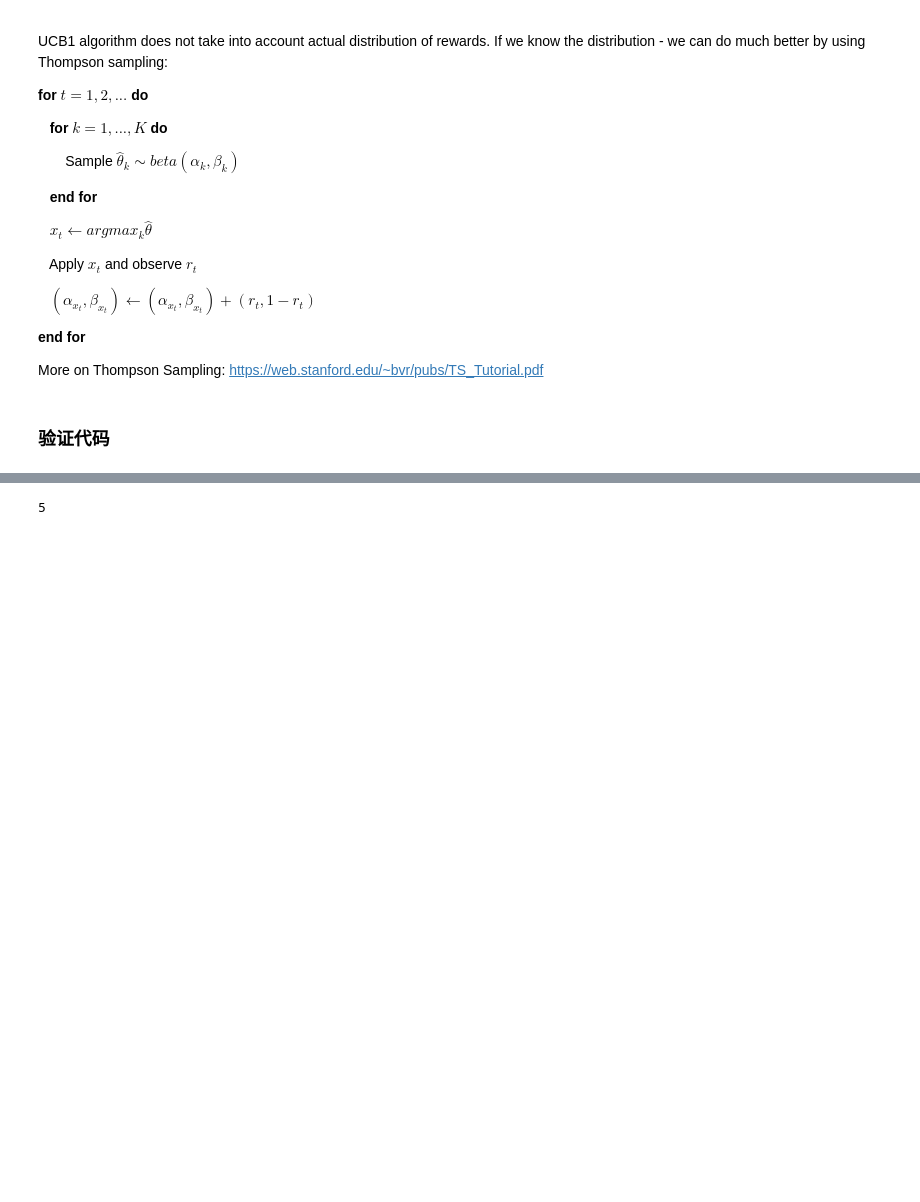
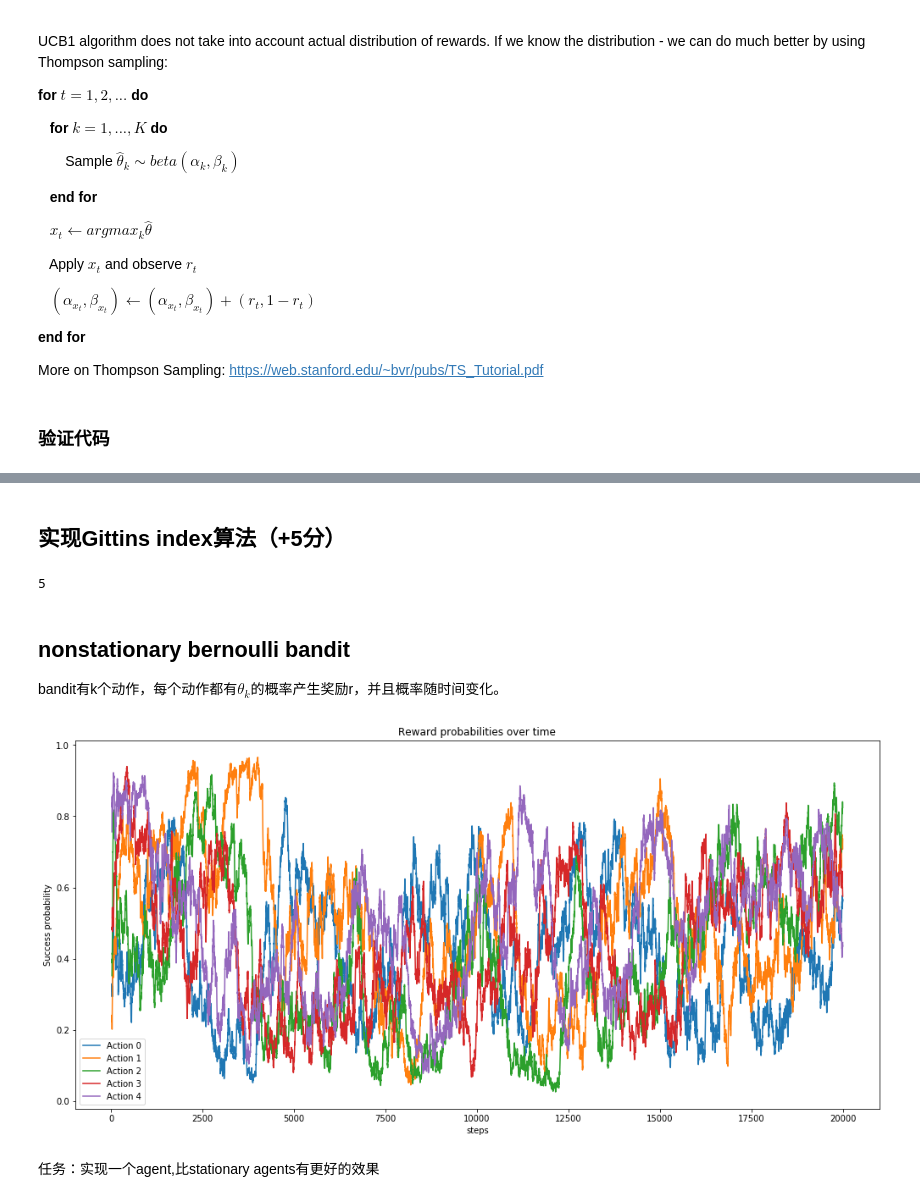
Before and after one commit to 450586509/reinforcement-learning-practice, a Jupyter notebook: 05_explore.ipynb, the cells around one changed output, grey strips where cells are left out. Cells and saved outputs as stored; diff of their text form; code cells hidden in the pictures; blank space fills up the shorter version.

```diff
--- a/05_explore.ipynb
+++ b/05_explore.ipynb
@@ -287,4 +285,10 @@ a = np.zeros(5)
+# %% [markdown]
+## 实现Gittins index算法（+5分）
 # %%
 len(a)
 # %% [output]
 5
+# %% [markdown]
+## nonstationary bernoulli bandit
+
+bandit有k个动作，每个动作都有$\theta_k$的概率产生奖励r，并且概率随时间变化。
@@ -290,0 +330,20 @@ len(a)
+# %%
+drifting_env = DriftingBandit(n_actions=5)
+
+drifting_probs = []
+for i in range(20000):
+    drifting_env.step()
+    drifting_probs.append(drifting_env._probs)
+
+plt.figure(figsize=(17, 8))
+plt.plot(pandas.DataFrame(drifting_probs).rolling(window=20).mean())
+
+plt.xlabel("steps")
+plt.ylabel("Success probability")
+plt.title("Reward probabilities over time")
+plt.legend(["Action {}".format(i) for i in range(drifting_env.action_count)])
+plt.show()
+# %% [output]
+[figure, added]
+# %% [markdown]
+任务：实现一个agent,比stationary agents有更好的效果
```
Also changed, not shown: parts of 4 cells of this notebook.
